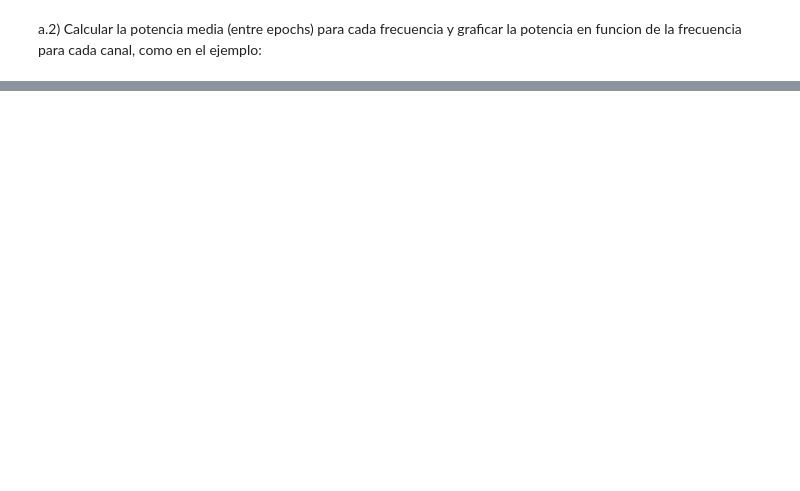
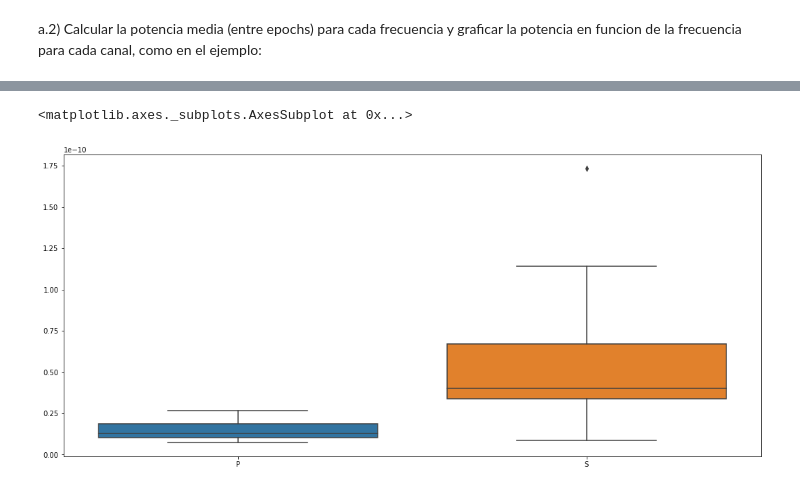
Before and after one commit to dgaus/cienciadatos, a Jupyter notebook: tp2/tp2.ipynb, the cells around one changed output, grey strips where cells are left out. Drawn from its saved outputs; the diff is of its cells as text; code cells hidden in the pictures; blank space fills up the shorter version.

```diff
--- a/tp2/tp2.ipynb
+++ b/tp2/tp2.ipynb
@@ -69,0 +152,5 @@ plt.xlim(0, 12)    # set the xlim to xmin, xmax
+# %%
+sns.boxplot(x=filenames, y=bandas_alpha)
+# %% [output]
+<matplotlib.axes._subplots.AxesSubplot at 0x...>
+[figure, added]
```
Also changed, not shown: parts of 23 cells of this notebook.
